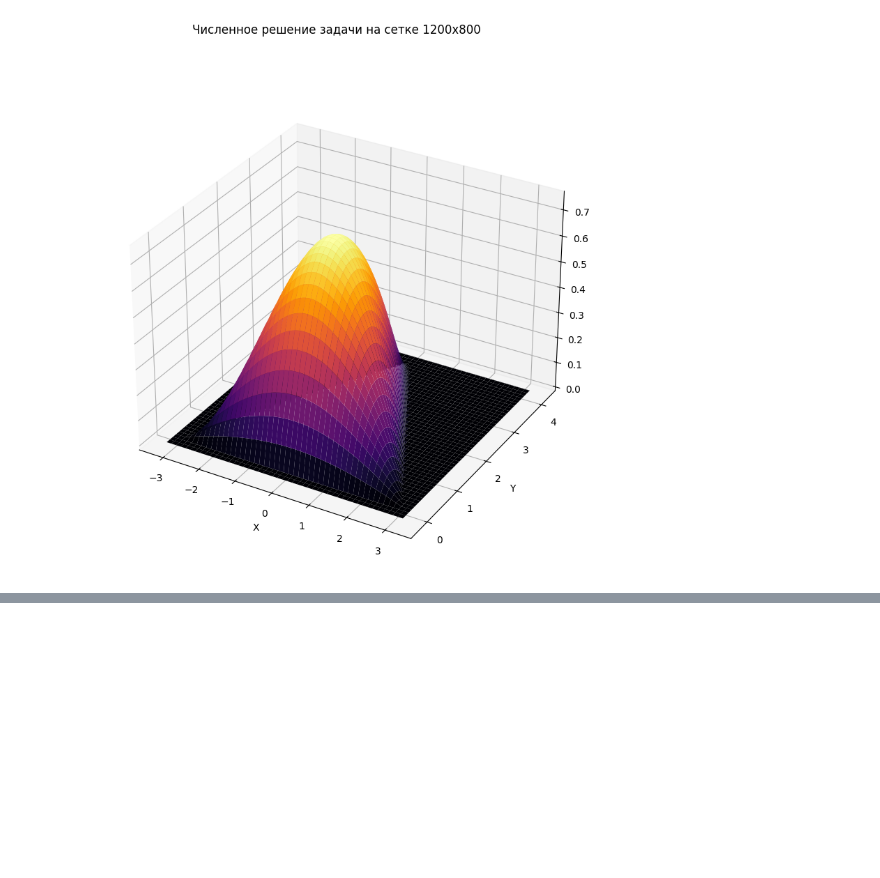
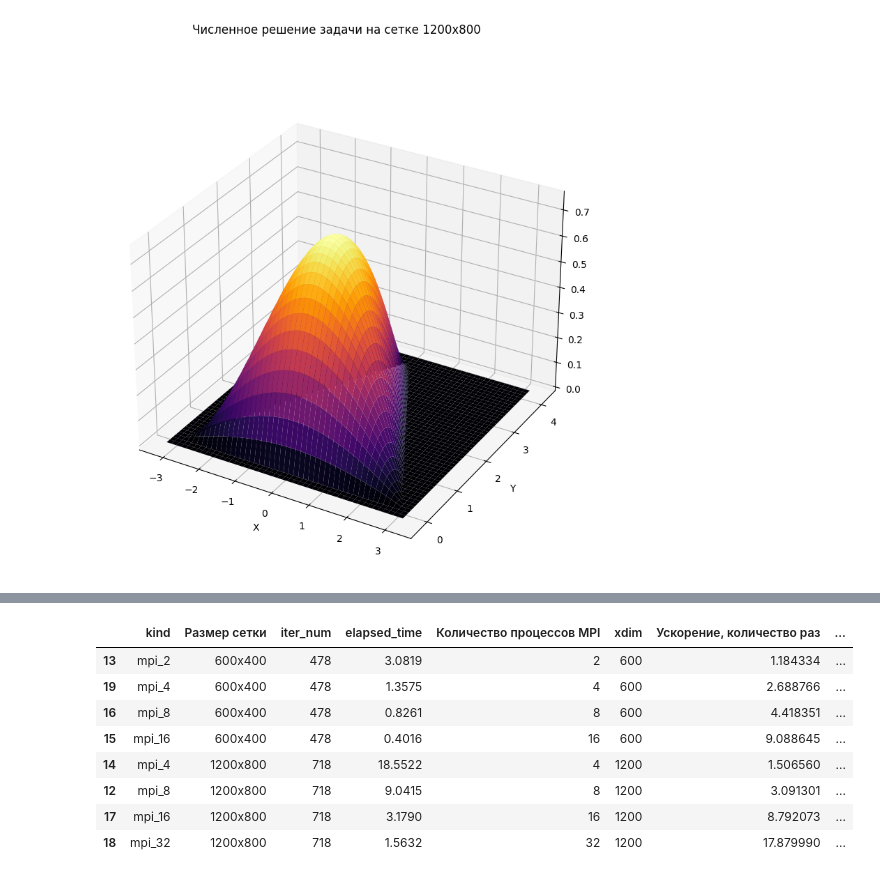
Before and after one commit to VasilyMozgovykh/SupercomputerModelingAndTechnologies, a Jupyter notebook: test.ipynb, the cells around one changed output, grey strips where cells are left out. Drawn from its saved outputs; the diff is of its cells as text; code cells hidden in the pictures; blank space fills up the shorter version.

```diff
--- a/test.ipynb
+++ b/test.ipynb
@@ -170,0 +198,19 @@ plt.show()
+# %%
+res_mpi = res[res["kind"].str.startswith("mpi")].rename(
+    columns={
+        "num_threads": "Количество процессов MPI",
+        "speedup": "Ускорение, количество раз",
+        "grid_size": "Размер сетки",
+    }
+)
+res_mpi
+# %% [output]
+|  | kind | Размер сетки | iter_num | elapsed_time | Количество процессов MPI | xdim | Ускорение, количество раз | ... |
+| 13 | mpi_2 | 600x400 | 478 | 3.0819 | 2 | 600 | 1.184334 | ... |
+| 19 | mpi_4 | 600x400 | 478 | 1.3575 | 4 | 600 | 2.688766 | ... |
+| 16 | mpi_8 | 600x400 | 478 | 0.8261 | 8 | 600 | 4.418351 | ... |
+| 15 | mpi_16 | 600x400 | 478 | 0.4016 | 16 | 600 | 9.088645 | ... |
+| 14 | mpi_4 | 1200x800 | 718 | 18.5522 | 4 | 1200 | 1.506560 | ... |
+| 12 | mpi_8 | 1200x800 | 718 | 9.0415 | 8 | 1200 | 3.091301 | ... |
+| 17 | mpi_16 | 1200x800 | 718 | 3.1790 | 16 | 1200 | 8.792073 | ... |
+| 18 | mpi_32 | 1200x800 | 718 | 1.5632 | 32 | 1200 | 17.879990 | ... |
```
Also changed, not shown: parts of 6 cells of this notebook, 14 other files.
